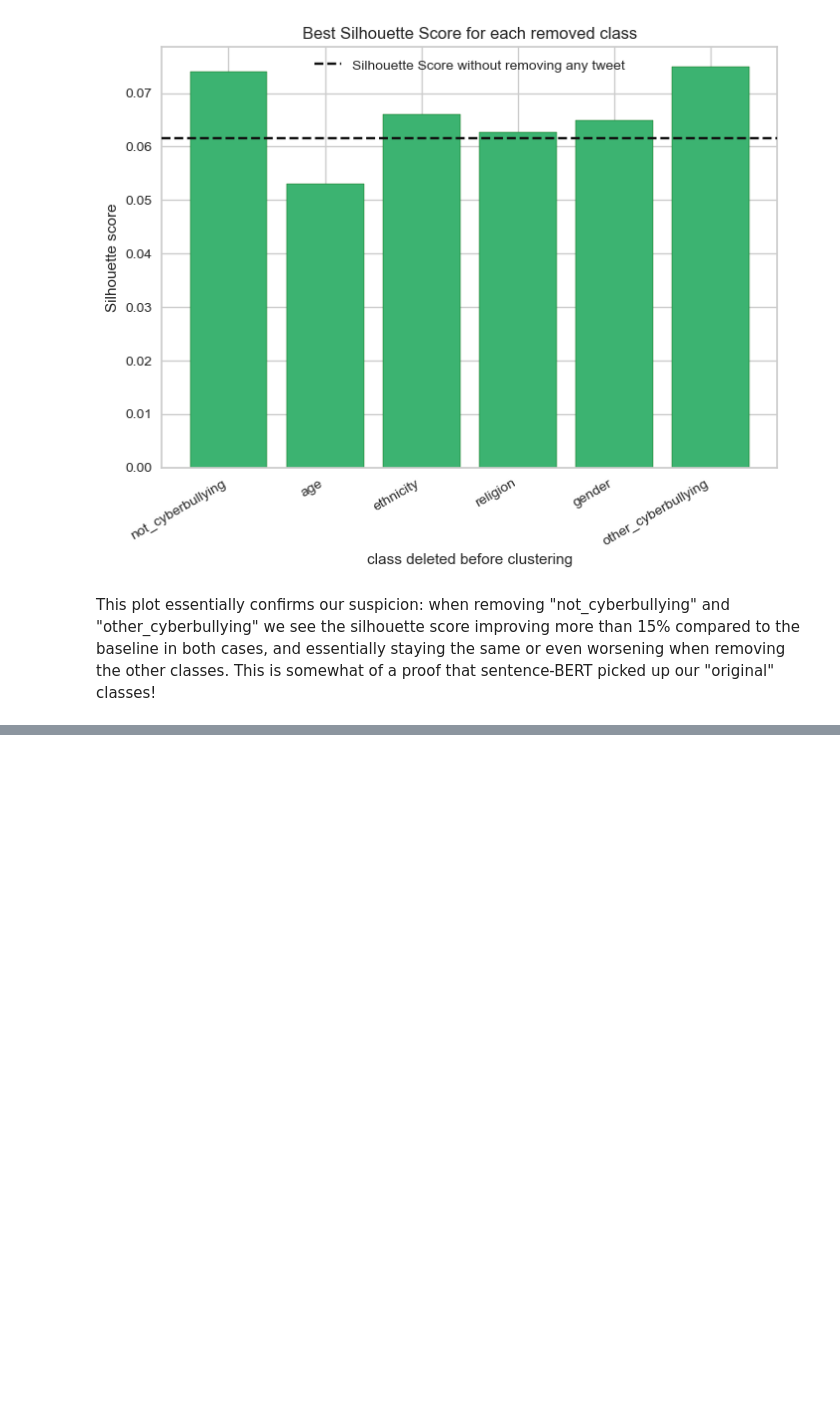
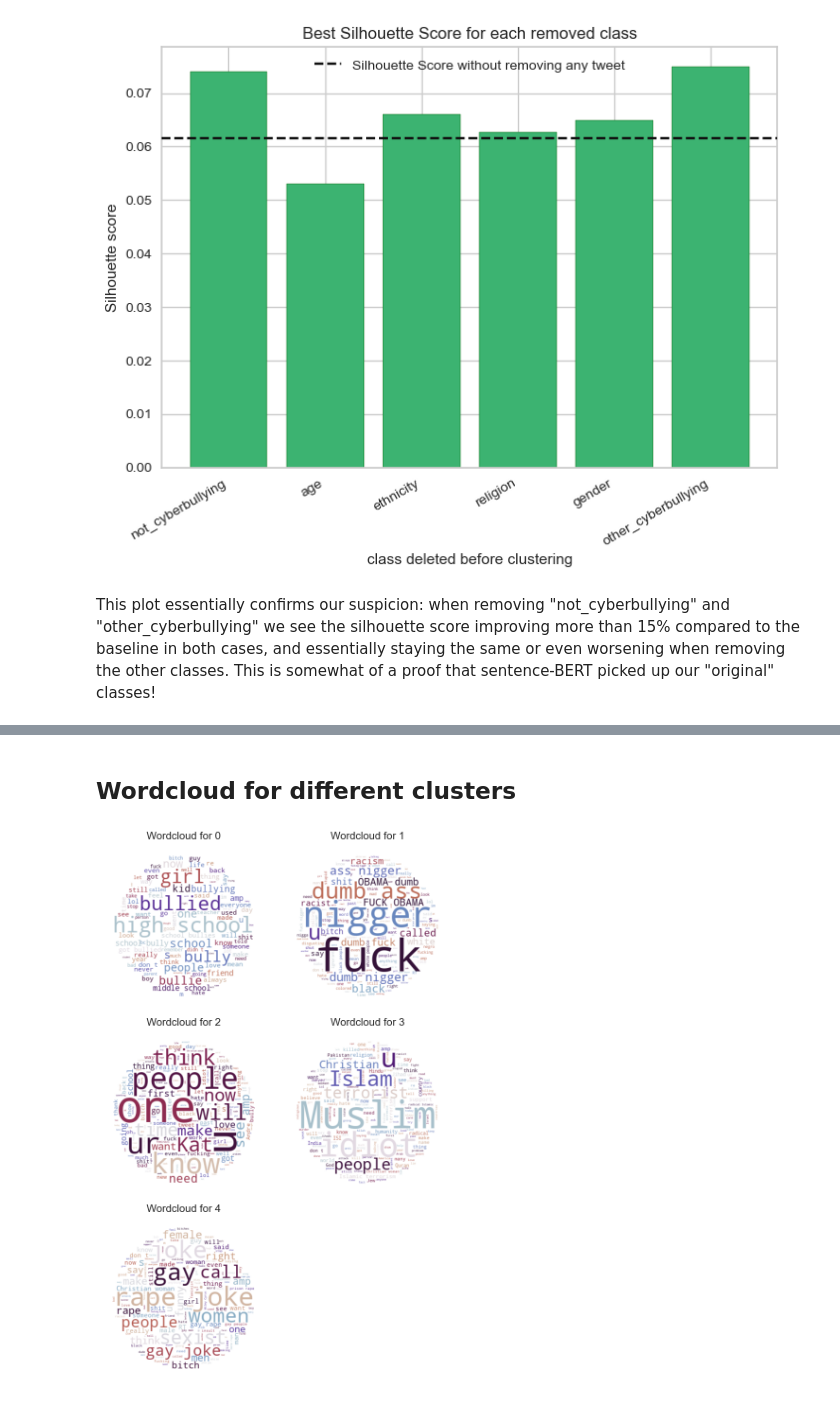
Before and after one commit to CarloArpini/TextMining-Search2025_proj, a Jupyter notebook: sBERT.ipynb, the cells around one changed output, grey strips where cells are left out. Drawn from its saved outputs; the diff is of its cells as text; code cells hidden in the pictures; blank space fills up the shorter version.

Commit message:
Topic Modelling and Wordcloud
added a topic modelling/worcloud section on sbert clusters

```diff
--- a/sBERT.ipynb
+++ b/sBERT.ipynb
@@ -200,7 +201,7 @@ We now can test our third model, which will be a decision tree; first we can do
 # %%
 n_folds = 7
 skf = StratifiedKFold(n_splits=n_folds, shuffle=True, random_state=4)
-dt_clf = DecisionTreeClassifier().fit(x_train, y_train)
+svm_clf = SVC(kernel='rbf', random_state=4)
 
 def evaluate_fold(train_idx, test_idx, x, y, model): # defining a function to evaluate the model while computing all the metrics in parallel
     x_train, x_test = x[train_idx], x[test_idx]
@@ -217,7 +218,7 @@ def evaluate_fold(train_idx, test_idx, x, y, model): # defining a function to ev
     return metrics
 
 results = Parallel(n_jobs=-1)(
-    delayed(evaluate_fold)(train_idx, test_idx, x_train, y_train, dt_clf) # parallelization of cross validation tasks
+    delayed(evaluate_fold)(train_idx, test_idx, x_train, y_train, svm_clf) # parallelization of cross validation tasks
     for train_idx, test_idx in skf.split(x_train, y_train)
 )
 
@@ -405,0 +636,47 @@ This plot essentially confirms our suspicion: when removing "not_cyberbullying"
+# %% [markdown]
+## Wordcloud for different clusters
+# %%
+# Mask setup
+x, y = np.ogrid[:300, :300]
+mask = (x - 150) ** 2 + (y - 150) ** 2 > 130 ** 2
+mask = 255 * mask.astype(int)
+
+# List of cyberbullying types
+cyberbullying_clusters = [0, 1, 2, 3, 4]
+
+# Determine rows and columns for subplots
+n_cols = 2  # Number of plots per row
+n_rows = -(-len(cyberbullying_clusters) // n_cols)  # Compute rows with ceiling division
+
+# Create subplots grid
+fig, axes = plt.subplots(n_rows, n_cols, figsize=(4 * n_cols, 4 * n_rows))
+
+# Flatten axes for easy indexing
+axes = axes.flatten()
+
+# Generate word clouds for each cyberbullying type
+for i, cyber_clust in enumerate(cyberbullying_clusters):
+    subclass_df = tweets[tweets['cluster'] == cyber_clust]
+    wordcloud = wc.WordCloud(stopwords=wc.STOPWORDS,
+                             max_font_size=80,
+                             max_words=1000,
+                             width=800,
+                             height=800,
+                             background_color='white',
+                             mask=mask,
+                             colormap='twilight').generate(' '.join(subclass_df['text'].dropna()))
+
+    # Plot the wordcloud
+    axes[i].imshow(wordcloud, interpolation='bilinear')
+    axes[i].set_axis_off()
+    axes[i].set_title(f'Wordcloud for {cyber_clust}', size=16)
+
+# Turn off unused subplots
+for j in range(i + 1, len(axes)):
+    axes[j].axis('off')
+
+# Adjust layout
+plt.tight_layout()
+plt.show()
+# %% [output]
+[figure, added]
```
Also changed, not shown: parts of 15 cells of this notebook, 2 other files.
